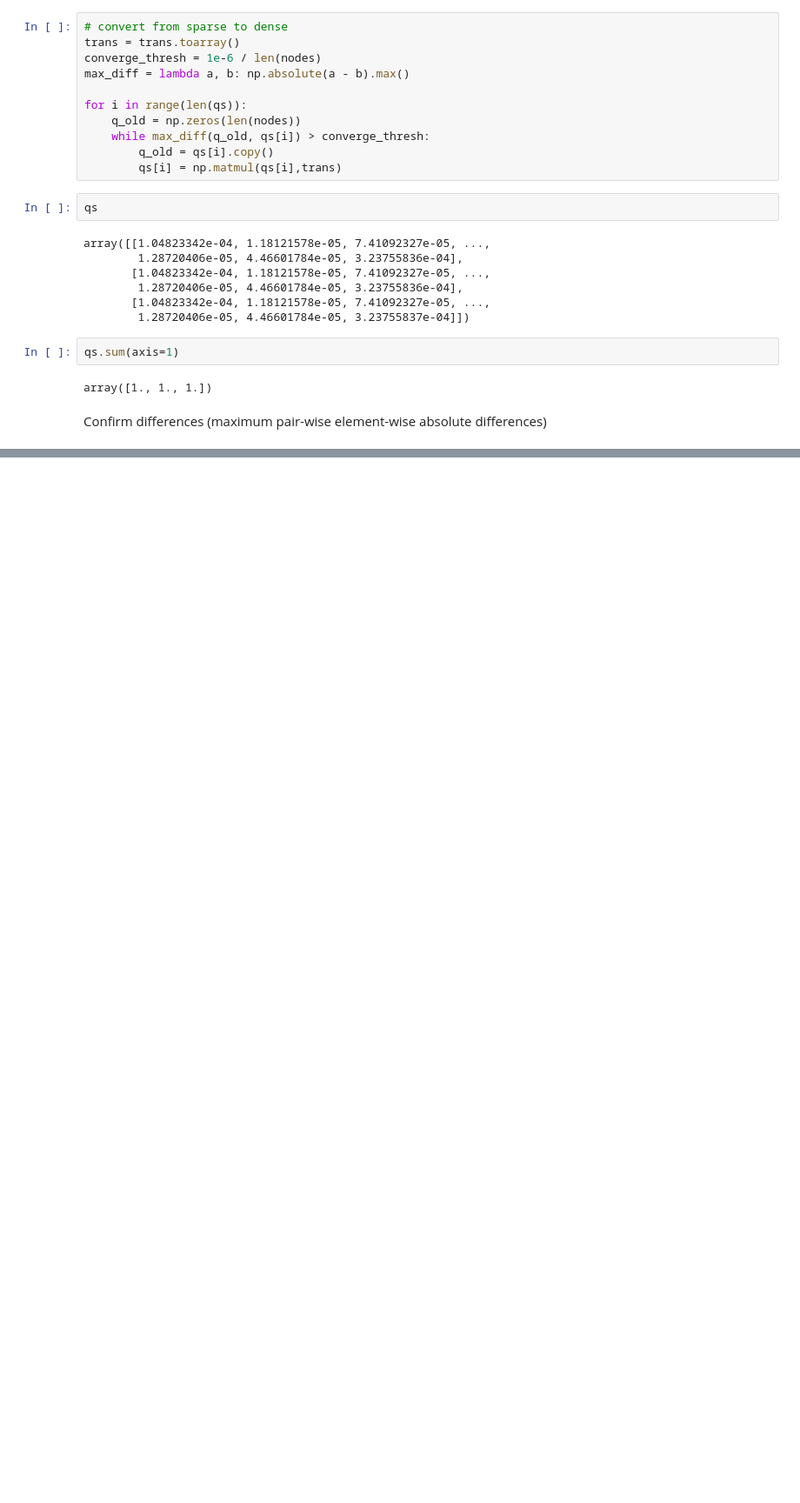
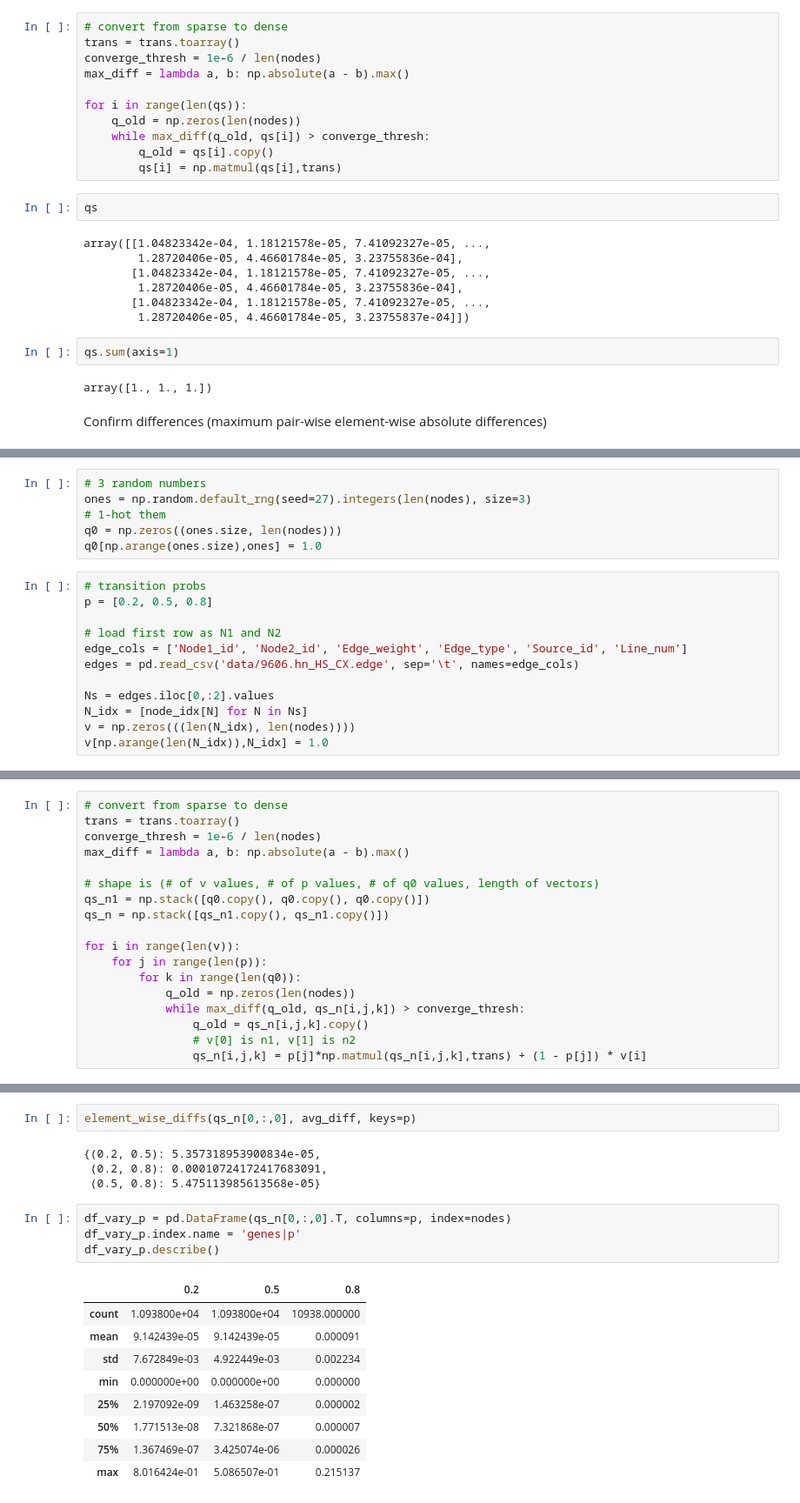
Before and after one commit to williamrobotma/ECSE-556-HW2, a Jupyter notebook: HW2.ipynb, the cells around one changed output, grey strips where cells are left out. Shown at 87% size. Saved outputs shown, nothing was run; the diff lists cells and outputs as text; blank space fills up the shorter version.

Commit message:
Implemented random walk with restart

```diff
--- a/HW2.ipynb
+++ b/HW2.ipynb
@@ -187,0 +218,18 @@ np.absolute(qs[0] - qs[1]).max(), np.absolute(qs[0] - qs[2]).max(), np.absolute(
+# %%
+# 3 random numbers
+ones = np.random.default_rng(seed=27).integers(len(nodes), size=3)
+# 1-hot them
+q0 = np.zeros((ones.size, len(nodes)))
+q0[np.arange(ones.size),ones] = 1.0
+# %%
+# transition probs
+p = [0.2, 0.5, 0.8]
+
+# load first row as N1 and N2
+edge_cols = ['Node1_id', 'Node2_id', 'Edge_weight', 'Edge_type', 'Source_id', 'Line_num']
+edges = pd.read_csv('data/9606.hn_HS_CX.edge', sep='\t', names=edge_cols)
+
+Ns = edges.iloc[0,:2].values
+N_idx = [node_idx[N] for N in Ns]
+v = np.zeros(((len(N_idx), len(nodes))))
+v[np.arange(len(N_idx)),N_idx] = 1.0
@@ -187,0 +246,18 @@ np.absolute(qs[0] - qs[1]).max(), np.absolute(qs[0] - qs[2]).max(), np.absolute(
+# %%
+# convert from sparse to dense
+trans = trans.toarray()
+converge_thresh = 1e-6 / len(nodes)
+max_diff = lambda a, b: np.absolute(a - b).max()
+
+# shape is (# of v values, # of p values, # of q0 values, length of vectors)
+qs_n1 = np.stack([q0.copy(), q0.copy(), q0.copy()])
+qs_n = np.stack([qs_n1.copy(), qs_n1.copy()])
+
+for i in range(len(v)):
+    for j in range(len(p)):
+        for k in range(len(q0)):
+            q_old = np.zeros(len(nodes))
+            while max_diff(q_old, qs_n[i,j,k]) > converge_thresh:
+                q_old = qs_n[i,j,k].copy()
+                # v[0] is n1, v[1] is n2
+                qs_n[i,j,k] = p[j]*np.matmul(qs_n[i,j,k],trans) + (1 - p[j]) * v[i]
@@ -187,0 +270,20 @@ np.absolute(qs[0] - qs[1]).max(), np.absolute(qs[0] - qs[2]).max(), np.absolute(
+# %%
+element_wise_diffs(qs_n[0,:,0], avg_diff, keys=p)
+# %% [output]
+{(0.2, 0.5): 5.357318953900834e-05,
+ (0.2, 0.8): 0.00010724172417683091,
+ (0.5, 0.8): 5.475113985613568e-05}
+# %%
+df_vary_p = pd.DataFrame(qs_n[0,:,0].T, columns=p, index=nodes)
+df_vary_p.index.name = 'genes|p'
+df_vary_p.describe()
+# %% [output]
+|  | 0.2 | 0.5 | 0.8 |
+| count | 1.093800e+04 | 1.093800e+04 | 10938.000000 |
+| mean | 9.142439e-05 | 9.142439e-05 | 0.000091 |
+| std | 7.672849e-03 | 4.922449e-03 | 0.002234 |
+| min | 0.000000e+00 | 0.000000e+00 | 0.000000 |
+| 25% | 2.197092e-09 | 1.463258e-07 | 0.000002 |
+| 50% | 1.771513e-08 | 7.321868e-07 | 0.000007 |
+| 75% | 1.367469e-07 | 3.425074e-06 | 0.000026 |
+| max | 8.016424e-01 | 5.086507e-01 | 0.215137 |
```
Also changed, not shown: parts of 28 cells of this notebook.
